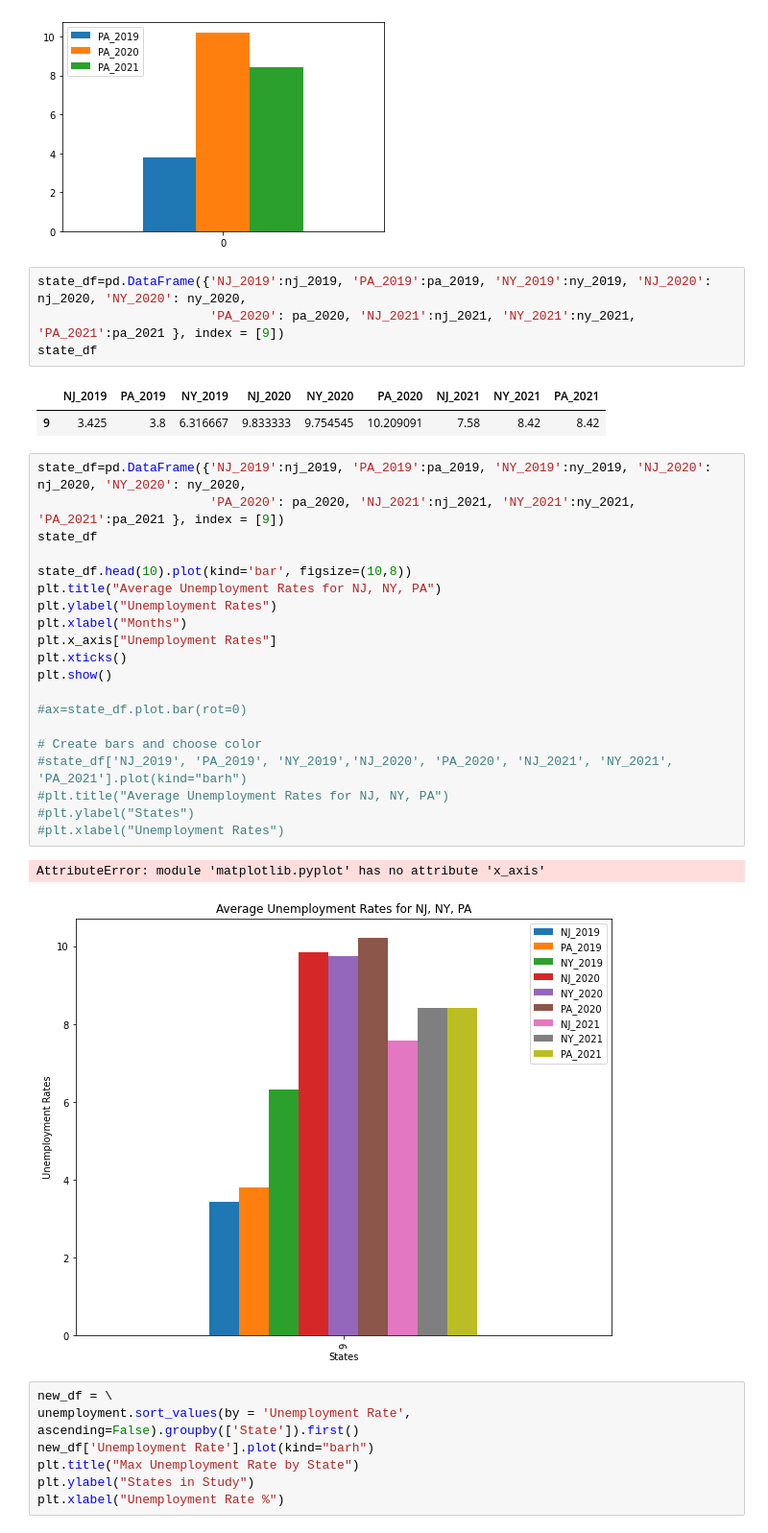
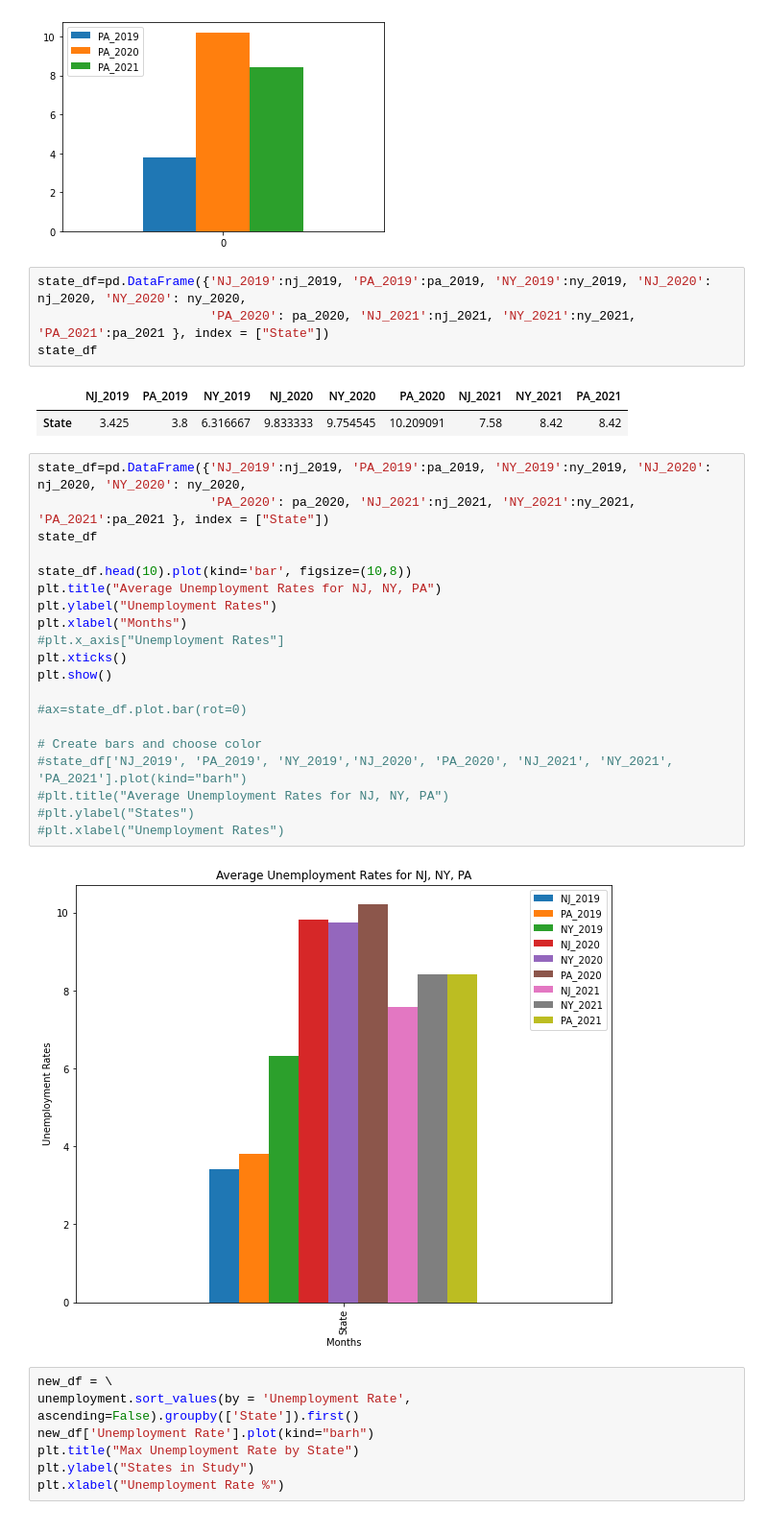
Before and after one commit to meetk5/Team-Project1, a Jupyter notebook: Unemployment_Comparison_between_NJ_NY_PA.py.ipynb, the cells around one changed output. Shown: that part at 96% size. Cells and saved outputs as stored; diff of their text form.

Commit message:
Unemployment

```diff
--- a/Unemployment_Comparison_between_NJ_NY_PA.py.ipynb
+++ b/Unemployment_Comparison_between_NJ_NY_PA.py.ipynb
@@ -374,34 +405,33 @@ ax = pa_df.plot.bar(rot=0)
 [figure]
 # %%
 state_df=pd.DataFrame({'NJ_2019':nj_2019, 'PA_2019':pa_2019, 'NY_2019':ny_2019, 'NJ_2020': nj_2020, 'NY_2020': ny_2020,
-                       'PA_2020': pa_2020, 'NJ_2021':nj_2021, 'NY_2021':ny_2021, 'PA_2021':pa_2021 }, index = [9])
+                       'PA_2020': pa_2020, 'NJ_2021':nj_2021, 'NY_2021':ny_2021, 'PA_2021':pa_2021 }, index = ["State"])
 state_df
 # %% [output]
 |  | NJ_2019 | PA_2019 | NY_2019 | NJ_2020 | NY_2020 | PA_2020 | NJ_2021 | NY_2021 | PA_2021 |
-| 9 | 3.425 | 3.8 | 6.316667 | 9.833333 | 9.754545 | 10.209091 | 7.58 | 8.42 | 8.42 |
+| State | 3.425 | 3.8 | 6.316667 | 9.833333 | 9.754545 | 10.209091 | 7.58 | 8.42 | 8.42 |
 # %%
 state_df=pd.DataFrame({'NJ_2019':nj_2019, 'PA_2019':pa_2019, 'NY_2019':ny_2019, 'NJ_2020': nj_2020, 'NY_2020': ny_2020,
-                       'PA_2020': pa_2020, 'NJ_2021':nj_2021, 'NY_2021':ny_2021, 'PA_2021':pa_2021 }, index = [9])
+                       'PA_2020': pa_2020, 'NJ_2021':nj_2021, 'NY_2021':ny_2021, 'PA_2021':pa_2021 }, index = ["State"])
 state_df
 
 state_df.head(10).plot(kind='bar', figsize=(10,8))
 plt.title("Average Unemployment Rates for NJ, NY, PA")
 plt.ylabel("Unemployment Rates")
 plt.xlabel("Months")
-plt.x_axis["Unemployment Rates"]
+#plt.x_axis["Unemployment Rates"]
 plt.xticks()
 plt.show()
 
 #ax=state_df.plot.bar(rot=0)
 
 # Create bars and choose color
 #state_df['NJ_2019', 'PA_2019', 'NY_2019','NJ_2020', 'PA_2020', 'NJ_2021', 'NY_2021', 'PA_2021'].plot(kind="barh")
 #plt.title("Average Unemployment Rates for NJ, NY, PA")
 #plt.ylabel("States")
 #plt.xlabel("Unemployment Rates")
 # %% [output]
-AttributeError: module 'matplotlib.pyplot' has no attribute 'x_axis'
-[figure, old version]
+[figure, new version]
 # %%
 new_df = \
 unemployment.sort_values(by = 'Unemployment Rate', ascending=False).groupby(['State']).first()
```
Also changed, not shown: parts of 8 cells of this notebook.
